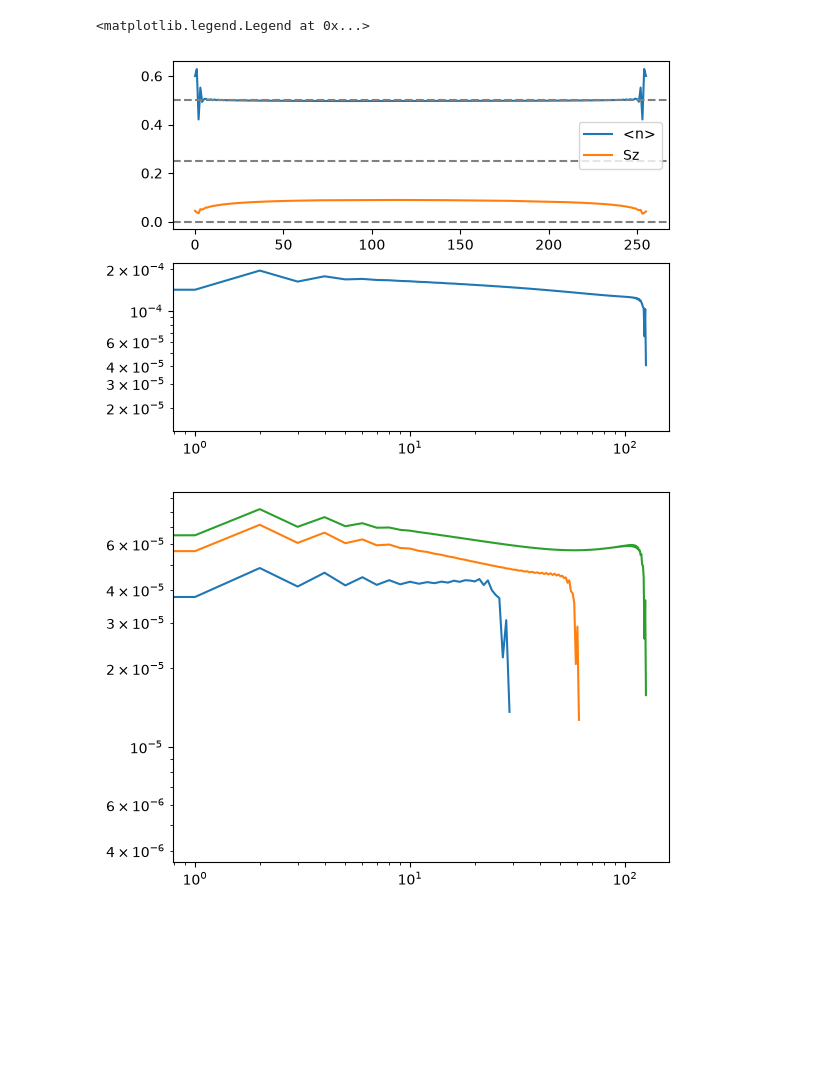
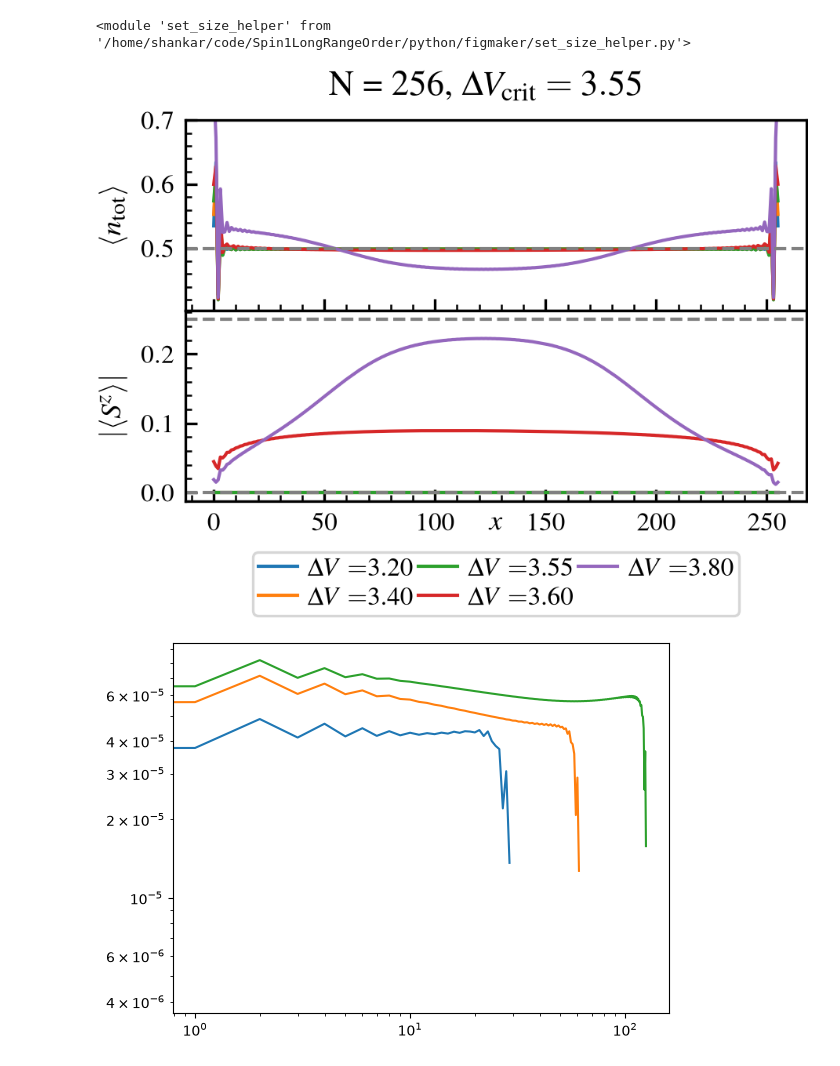
Before and after one commit to aravindhshankar/Spin1LongRangeOrder.jl, a Jupyter notebook: python/figmaker/show_phase_sep_fdmrg.ipynb, the cells around one changed output. Drawn from its saved outputs; the diff is of its cells as text; code cells hidden in the pictures; blank space fills up the shorter version.

Commit message:
added phase separation figure

```diff
--- a/python/figmaker/show_phase_sep_fdmrg.ipynb
+++ b/python/figmaker/show_phase_sep_fdmrg.ipynb
@@ -3,12 +3,20 @@ import numpy as np
 import matplotlib.pyplot as plt
 import os, sys
 sys.path.append('..')
+sys.path.append('../gen_data/')
 from utils import julio
 import importlib
 importlib.reload(julio)
 import pandas as pd
 import src.observables as obs
 import utils.io as io
+from read_corrs import read_corrs, select_dV
+import matplotlib as mpl
+mpl.style.use('aps.mplstyle')
+import set_size_helper as ssh
+importlib.reload(ssh)
+# %% [output]
+<module 'set_size_helper' from '/home/shankar/code/Spin1LongRangeOrder/python/figmaker/set_size_helper.py'>
 # %%
 all_files = []
 for N in (64, 128, 256, ):
@@ -20,17 +31,36 @@ df = julio.load_correlations_files(all_files)
 # %%
-fig, ax = plt.subplots(2)
+fig, ax = plt.subplots(2, sharex=True, )
+fig_dim = ssh.set_size_ht(fraction=0.5, subplots=(2,1))
+fig.set_size_inches(fig_dim)
+fig.subplots_adjust(hspace=0)
+# ssh.align_x_axis(ax[0], ax[1])
+dVvals = [3.2, 3.4, 3.55, 3.6, 3.8]
+
 for nval in (256,):
-    seldf = julio.select_N_dv_from_df(nval, 3.6, df)
-    ax[0].plot(seldf["ntot_expect"].values[0], label='<n>')
-    ax[0].plot(np.abs(seldf["sz_expect"].values[0]), label='Sz')
-    ax[1].loglog(np.abs(seldf["spin2vec"].values[0]))
+    for j, dVval in enumerate(dVvals):
+        col = f'C{j}'
+        seldf = julio.select_N_dv_from_df(nval, dVval, df)
+        ax[0].plot(seldf["ntot_expect"].values[0], c=col)
+        ax[1].plot(np.abs(seldf["sz_expect"].values[0]), c=col, label=r'$\Delta V = $' + f'{dVval:.2f}')
+ax[0].set_ylabel(r'$\langle n_{\mathrm{tot}}\rangle$')
+ax[1].set_ylabel(r'$\abs{\langle S^z \rangle}$')
+ax[1].set_xlabel(r'$x$', labelpad=-8)
 ax[0].axhline(0.5, ls='--', c='gray')
-ax[0].axhline(0.25, ls='--', c='gray')
-ax[0].axhline(0.0, ls='--', c='gray')
-ax[0].legend()
+ax[1].axhline(0.25, ls='--', c='gray')
+ax[1].axhline(0.0, ls='--', c='gray')
+ax[0].set_ylim(None, 0.7)
+
+fig.suptitle(r"N = 256, $\Delta V_{\mathrm{crit}} = 3.55$")
+
+handles, labels = ax[1].get_legend_handles_labels()
+lgd = fig.legend(handles, labels, ncol=len(dVvals)//2 + 1, columnspacing=0.2, labelspacing=0.2,
+                 loc="lower center", bbox_to_anchor=(0.5, -0.6),
+                 frameon=True, fancybox=True, borderaxespad=0,
+                 bbox_transform=ax[1].transAxes)
+
+fig.savefig("figures/ShowPhaseSep.pdf", bbox_inches='tight')
 # %% [output]
-<matplotlib.legend.Legend at 0x...>
-[figure, old version]
+[figure, new version]
 # %%
 for nval in (64, 128, 256):
     seldf = julio.select_N_dv_from_df(nval, 3.7, df)
```
Also changed, not shown: parts of 3 cells of this notebook, 2 other files.
